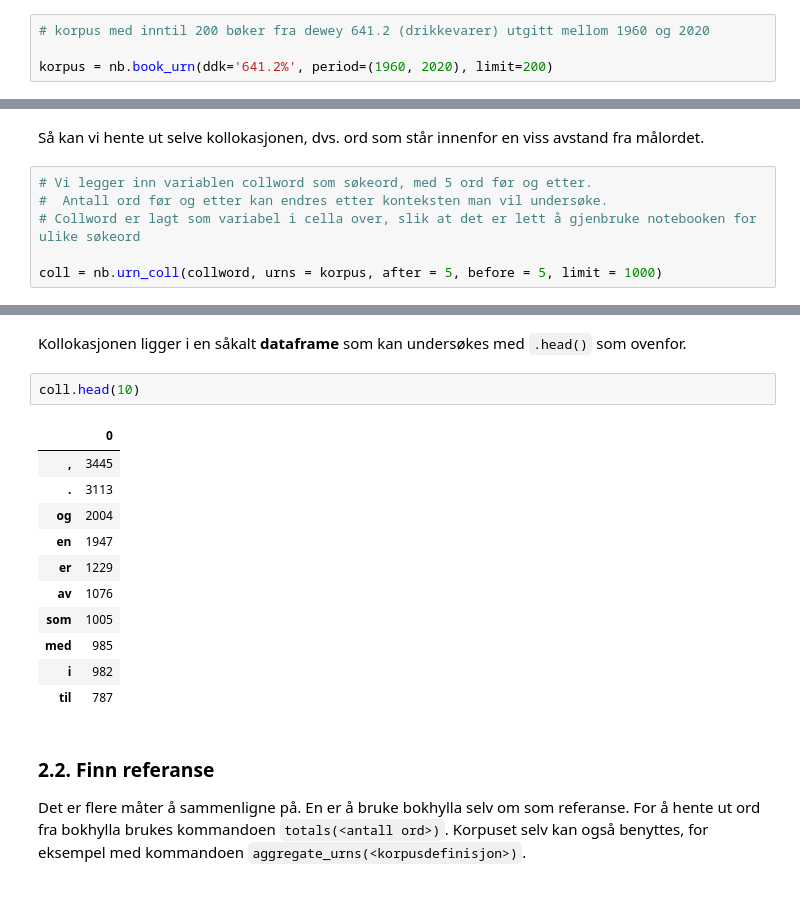
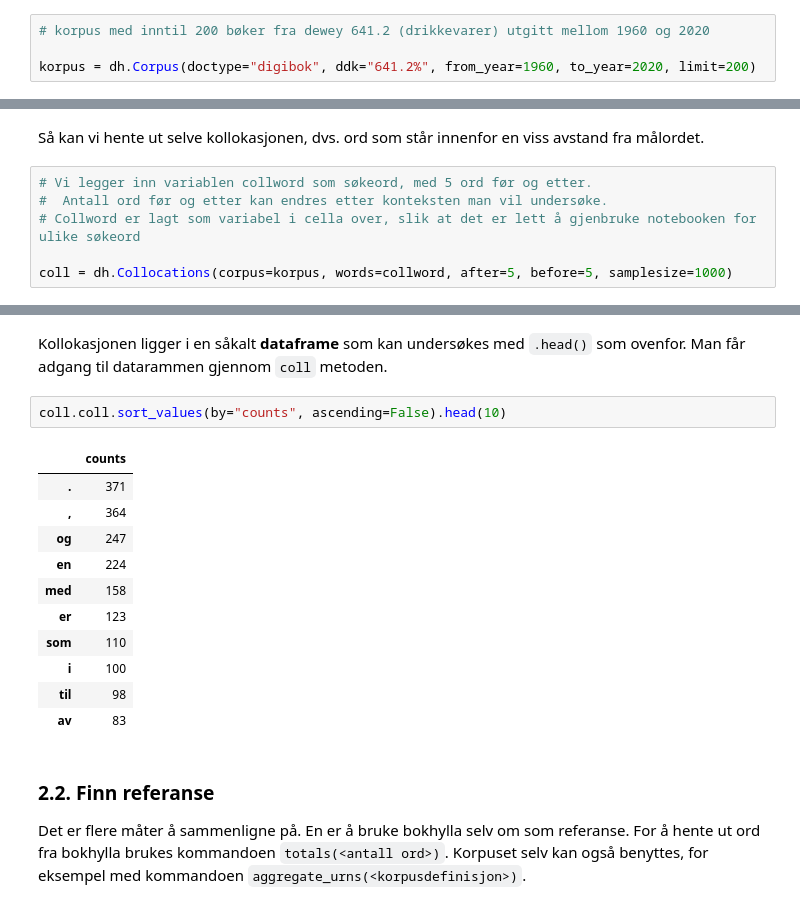
Before and after one commit to NationalLibraryOfNorway/digital_tekstanalyse, a Jupyter notebook: 3_Kollokasjoner.ipynb, the cells around one changed output, grey strips where cells are left out. Cells and saved outputs as stored; diff of their text form.

```diff
--- a/3_Kollokasjoner.ipynb
+++ b/3_Kollokasjoner.ipynb
@@ -22,4 +17,4 @@ For å finne relevant dewey-klassifikasjon kan [Webdewey](http://deweysearchno.p
 # %%
 # korpus med inntil 200 bøker fra dewey 641.2 (drikkevarer) utgitt mellom 1960 og 2020
 
-korpus = nb.book_urn(ddk='641.2%', period=(1960, 2020), limit=200)
+korpus = dh.Corpus(doctype="digibok", ddk="641.2%", from_year=1960, to_year=2020, limit=200)
@@ -79,4 +59,4 @@ Så kan vi hente ut selve kollokasjonen, dvs. ord som står innenfor en viss avs
 #  Antall ord før og etter kan endres etter konteksten man vil undersøke.
 # Collword er lagt som variabel i cella over, slik at det er lett å gjenbruke notebooken for ulike søkeord
 
-coll = nb.urn_coll(collword, urns = korpus, after = 5, before = 5, limit = 1000)
+coll = dh.Collocations(corpus=korpus, words=collword, after=5, before=5, samplesize=1000)
@@ -83,19 +73,19 @@ coll = nb.urn_coll(collword, urns = korpus, after = 5, before = 5, limit = 1000)
 # %% [markdown]
-Kollokasjonen ligger i en såkalt **dataframe** som kan undersøkes med `.head()` som ovenfor.
+Kollokasjonen ligger i en såkalt **dataframe** som kan undersøkes med `.head()` som ovenfor. Man får adgang til datarammen gjennom `coll` metoden.
 # %%
-coll.head(10)
+coll.coll.sort_values(by="counts", ascending=False).head(10)
 # %% [output]
-|  | 0 |
-| , | 3445 |
-| . | 3113 |
-| og | 2004 |
-| en | 1947 |
-| er | 1229 |
-| av | 1076 |
-| som | 1005 |
-| med | 985 |
-| i | 982 |
-| til | 787 |
+|  | counts |
+| . | 371 |
+| , | 364 |
+| og | 247 |
+| en | 224 |
+| med | 158 |
+| er | 123 |
+| som | 110 |
+| i | 100 |
+| til | 98 |
+| av | 83 |
 # %% [markdown]
 
 ### 2.2. Finn referanse
```
Also changed, not shown: parts of 30 cells of this notebook, 2 other files.
